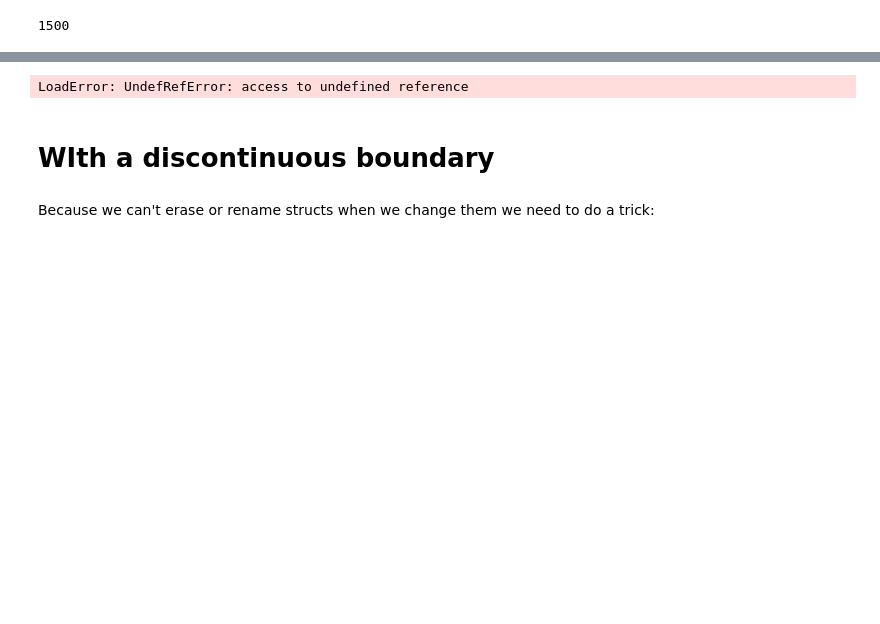
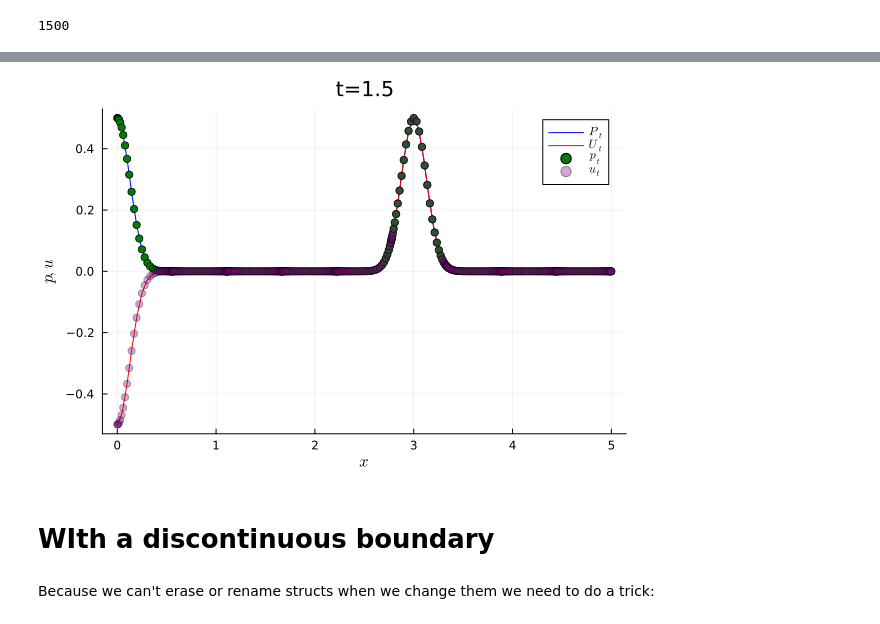
Before and after one commit to Implementing-Spectral-Methods/Implementing-Spectral-Methods, a Jupyter notebook: Part 2 Chapter 8.ipynb, the cells around one changed output, grey strips where cells are left out. Drawn from its saved outputs; the diff is of its cells as text; code cells hidden in the pictures; blank space fills up the shorter version.

```diff
--- a/Part 2 Chapter 8.ipynb
+++ b/Part 2 Chapter 8.ipynb
@@ -1202,12 +1584,12 @@ DGSEM1D(#undef, 140485579639776, 140488377241608, #undef, #undef, #undef, #undef
 # %%
 t0 = 0.0
-rho = 0.5
-Kbulk = 2.0
+rho = 1.0
+Kbulk = 1.0
 c = 1.0#sqrt(bulK/rho)
 z = sqrt(rho*Kbulk)
 zinv = 1.0/z
-kx = sqrt(0.75)
-ky = sqrt(0.25)
+kx = sqrt(1.0)
+# ky = sqrt(0.25)
 X0 = 1.5
 omega = c*kx
 b = 0.15
@@ -1645,12 +1840,14 @@ ut = Fu.(xx,dt*(NT+1));
 # %%
 plot(xx, pt, color=:blue,label=L"P_t", format=:png)
 plot!(xx, ut, color=:red,label=L"U_t", format=:png)
 # plot!(xreal,dsem.Q[:,1], color=:blue,seriestype=:scatter,label=L"p_t", format=:png)
 plot!(xreal,dsema.Q[:,1], color=:green,seriestype=:scatter,label=L"p_t", format=:png)
-plot!(xreal,dsema.Q[:,2], color=:purple,seriestype=:scatter,label=L"u_t", format=:png)
+plot!(xreal,dsema.Q[:,2], color=:purple,alpha=0.35,seriestype=:scatter,label=L"u_t", format=:png)
 plot!(title="t=1.5")
+xlabel!(L"x")
+ylabel!(L"p, u")
 # %% [output]
-LoadError: UndefRefError: access to undefined reference
+[figure, added]
 # %% [markdown]
 # WIth a discontinuous boundary
 # %%
```
Also changed, not shown: parts of 66 cells of this notebook.
